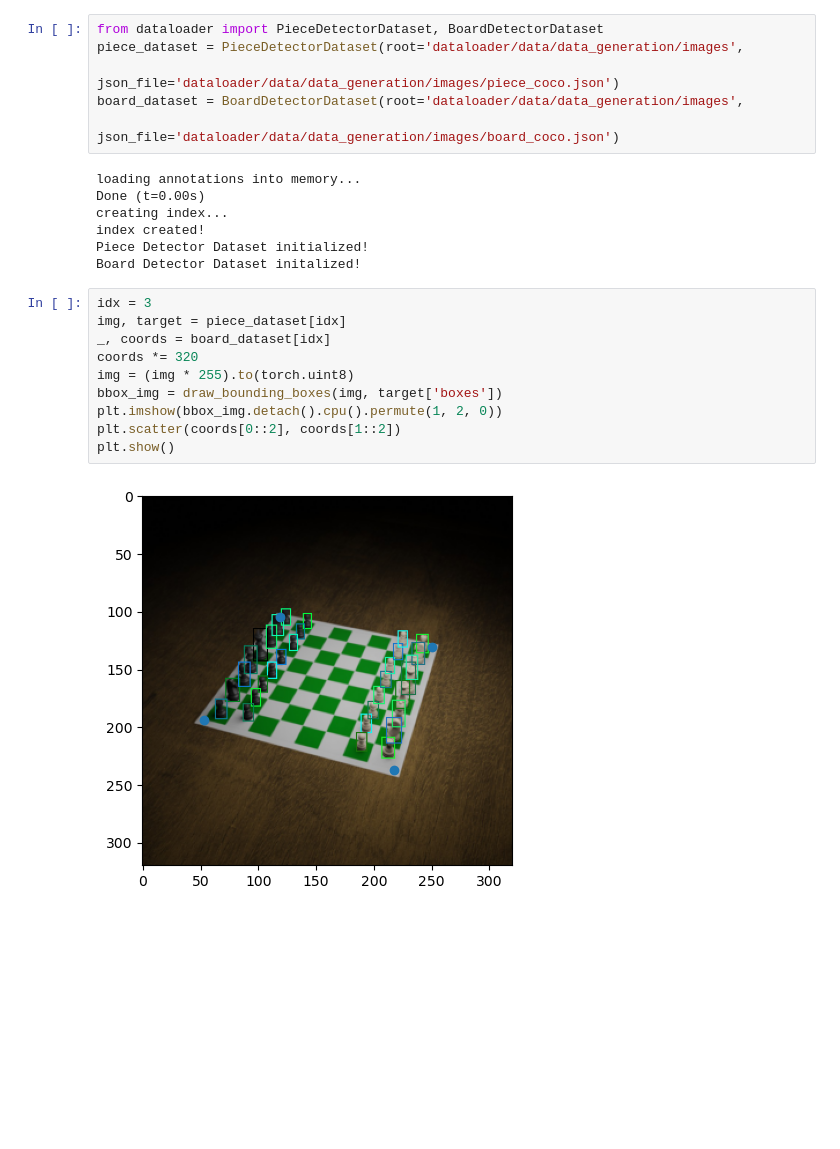
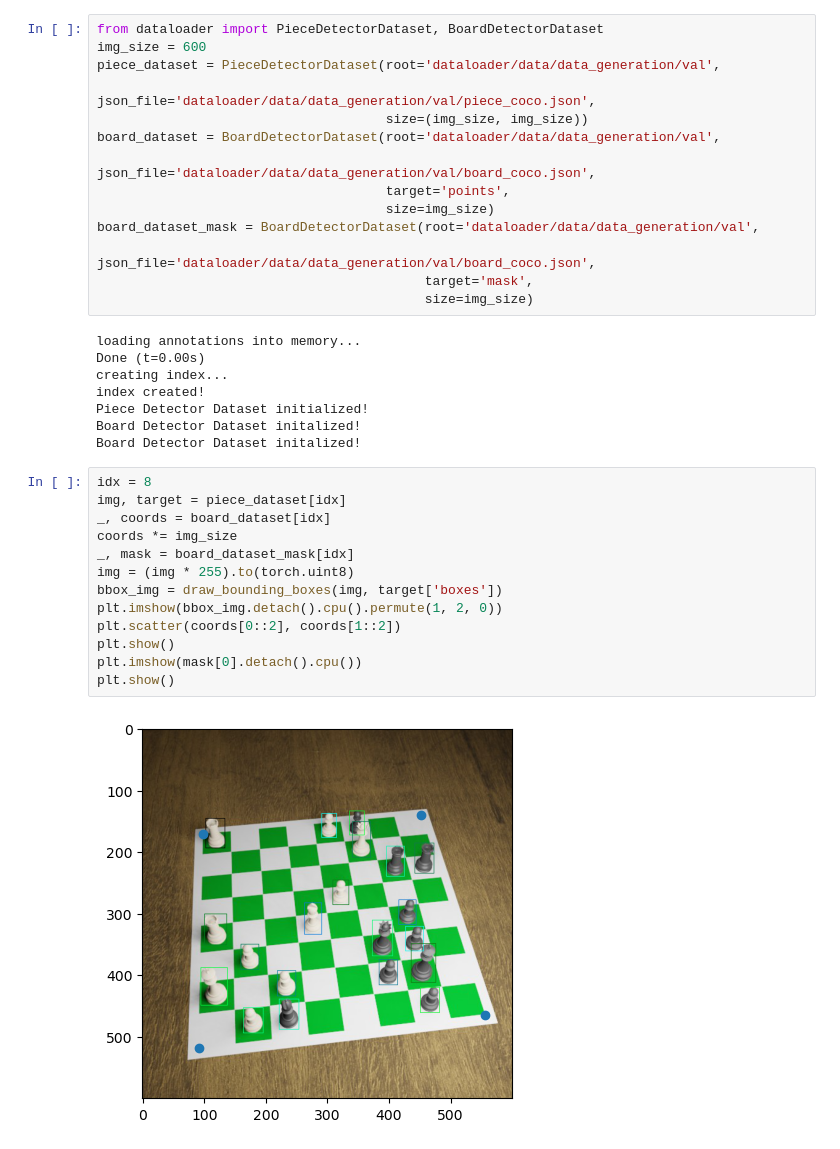
Before and after one commit to taroshg/chess-board-detection, a Jupyter notebook: main.ipynb, the cells around one changed output. Cells and saved outputs as stored; diff of their text form; blank space fills up the shorter version.

Commit message:
trained with better synthetic data

```diff
--- a/main.ipynb
+++ b/main.ipynb
@@ -15,9 +20,17 @@ elif torch.backends.mps.is_available():
 # %%
 from dataloader import PieceDetectorDataset, BoardDetectorDataset
-piece_dataset = PieceDetectorDataset(root='dataloader/data/data_generation/images',
-                               json_file='dataloader/data/data_generation/images/piece_coco.json')
-board_dataset = BoardDetectorDataset(root='dataloader/data/data_generation/images',
-                               json_file='dataloader/data/data_generation/images/board_coco.json')
+img_size = 600
+piece_dataset = PieceDetectorDataset(root='dataloader/data/data_generation/val',
+                                     json_file='dataloader/data/data_generation/val/piece_coco.json',
+                                     size=(img_size, img_size))
+board_dataset = BoardDetectorDataset(root='dataloader/data/data_generation/val',
+                                     json_file='dataloader/data/data_generation/val/board_coco.json',
+                                     target='points',
+                                     size=img_size)
+board_dataset_mask = BoardDetectorDataset(root='dataloader/data/data_generation/val',
+                                          json_file='dataloader/data/data_generation/val/board_coco.json',
+                                          target='mask',
+                                          size=img_size)
 # %% [output]
 loading annotations into memory...
 Done (t=0.00s)
@@ -25,15 +38,19 @@ creating index...
 index created!
 Piece Detector Dataset initialized!
 Board Detector Dataset initalized!
+Board Detector Dataset initalized!
 # %%
-idx = 3
+idx = 8
 img, target = piece_dataset[idx]
 _, coords = board_dataset[idx]
-coords *= 320
+coords *= img_size
+_, mask = board_dataset_mask[idx]
 img = (img * 255).to(torch.uint8)
 bbox_img = draw_bounding_boxes(img, target['boxes'])
 plt.imshow(bbox_img.detach().cpu().permute(1, 2, 0))
 plt.scatter(coords[0::2], coords[1::2])
 plt.show()
+plt.imshow(mask[0].detach().cpu())
+plt.show()
 # %% [output]
-[figure, old version]
+[figure, new version]
```
Also changed, not shown: parts of 12 cells of this notebook, 16 other files.
